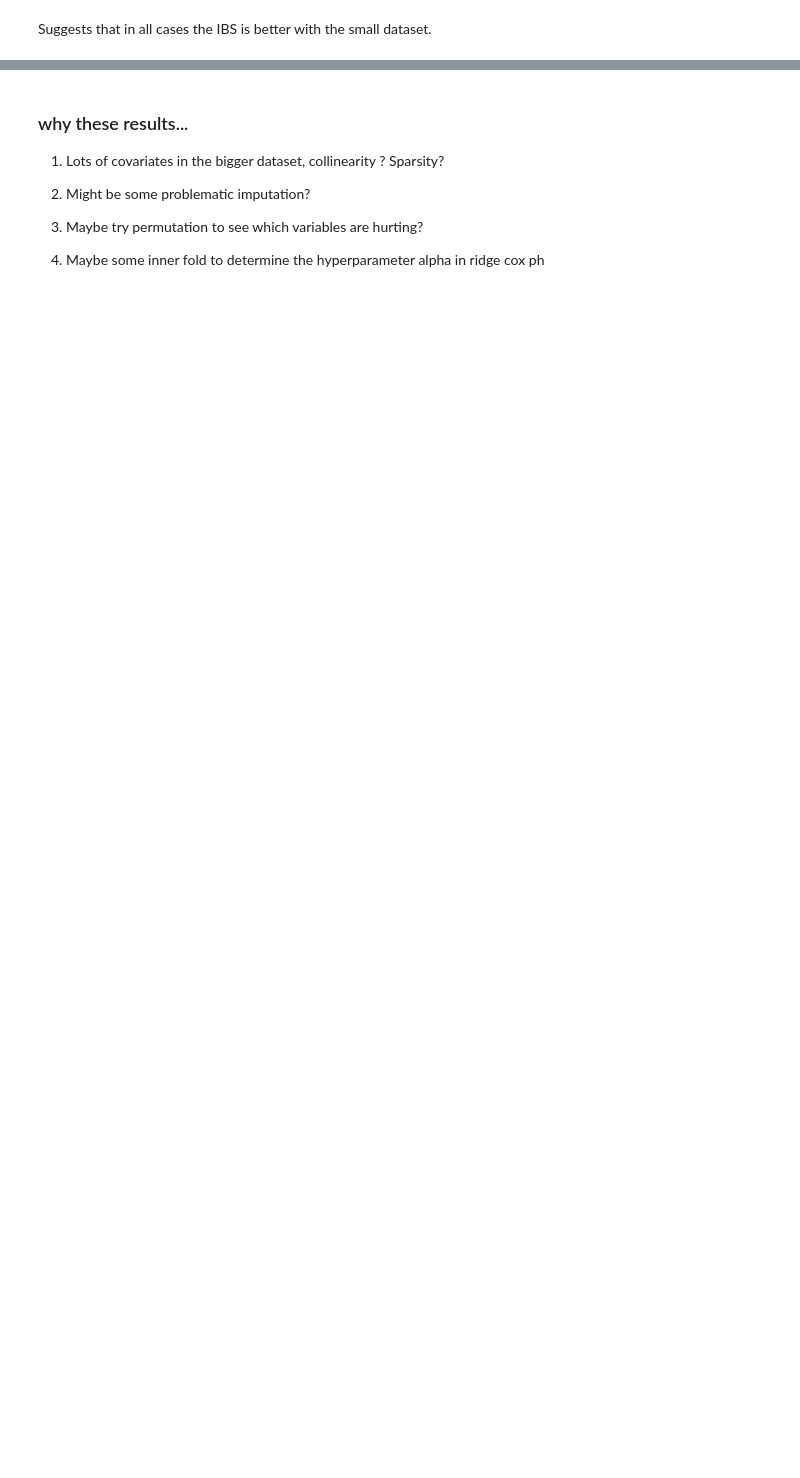
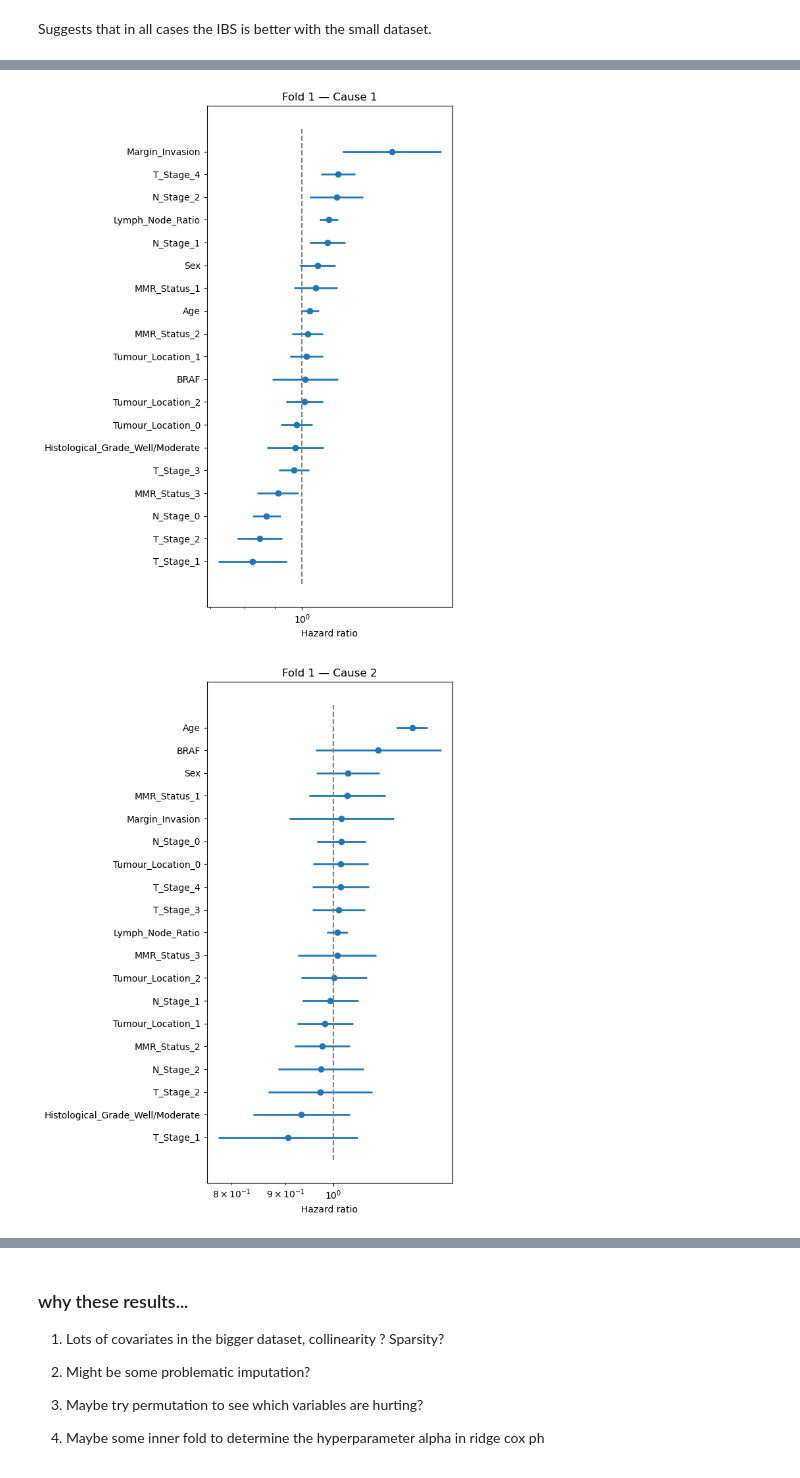
Before and after one commit to BBolosSierra/GRI_analysis, a Jupyter notebook: analysis-1.ipynb, the cells around one changed output, grey strips where cells are left out. Saved outputs shown, nothing was run; the diff lists cells and outputs as text; code cells hidden in the pictures; blank space fills up the shorter version.

```diff
--- a/analysis-1.ipynb
+++ b/analysis-1.ipynb
@@ -575,0 +649,8 @@ So far ew have done some technical checks. There is less survival analysis funct
+# %%
+### double checking correct encoding:
+base_pre = build_preprocessor(X)
+pre = clone(base_pre).fit(X)
+
+ct = pre.named_steps["pre"]
+enc = ct.named_transformers_["cat"].named_steps["ohe"]
+cat_cols = ct.transformers_[2][2]
@@ -805,6 +963,7 @@ np.float64(0.18433645569084126)
 # %%
 ibs_c1_folds, ibs_c2_folds = [], []
 gimp_c1_folds, gimp_c2_folds = [], []
+hrtab_c1_folds, hrtab_c2_folds = [] , []
 n_val_per_fold = []
 
 base_pre = build_preprocessor(X_small)
@@ -827,30 +986,49 @@ for fold, (train_idx, val_idx) in enumerate(splits, 1):
     t_event_max = np.max(t_train[d_train != 0]) if np.any(d_train != 0) else np.max(t_train)
     raw_grid = np.arange(0.0, max(t_event_max, 1e-8), 0.1)
 
     probe = CompRiskMetricsCompute(time_grid=raw_grid, durations_train=t_train, delta_train=d_train, eps=0.01)
     mask = probe.G_t >= 0.05
     time_grid = raw_grid[mask] if np.any(mask) else raw_grid[:min(10, raw_grid.size)]
     metrics = CompRiskMetricsCompute(time_grid=time_grid, durations_train=t_train, delta_train=d_train, eps=0.01)
 
+    # get feature names
+    names = pre.named_steps["pre"].get_feature_names_out()
+    mask  = pre.named_steps["nzv"].get_support()
+    feat_names = np.asarray(names)[mask]
+
+    # casuse-specififc with Lifelines
+    hrtab_c1, cph1 = lifelines_hr_ci_from_matrix(Xtr, t_train, d_train, cause=1,
+                                                feat_names=feat_names, penalizer=1.0, robust=True)
+    hrtab_c2, cph2 = lifelines_hr_ci_from_matrix(Xtr, t_train, d_train, cause=2,
+                                                feat_names=feat_names, penalizer=1.0, robust=True)
+    hrtab_c1_folds.append(hrtab_c1)
+    hrtab_c2_folds.append(hrtab_c2)
+
+    forest_plot_from_table(hrtab_c1, title=f"Fold {fold} — Cause 1")
+    forest_plot_from_table(hrtab_c2, title=f"Fold {fold} — Cause 2")
+
     A1 = cox1.predict_cumulative_hazard_function(Xva)
     A2 = cox2.predict_cumulative_hazard_function(Xva)
     A1_mat = chf_to_matrix(A1, time_grid)
     A2_mat = chf_to_matrix(A2, time_grid)
     F1_pred, F2_pred = cifs_from_cs_hazards(A1_mat, A2_mat)
 
     ibs_c1 = metrics.integrated_brier_cif(F1_pred, t_val, d_val, cause=1)
     ibs_c2 = metrics.integrated_brier_cif(F2_pred, t_val, d_val, cause=2)
     ibs_c1_folds.append(float(ibs_c1))
     ibs_c2_folds.append(float(ibs_c2))
 
     names_all = pre.named_steps["pre"].get_feature_names_out()
     kept_mask = pre.named_steps["nzv"].get_support()
     feat_names = np.asarray(names_all)[kept_mask]
     num_roots, cat_roots = roots_from_ct(pre)
 
     gimp_c1 = shap_linear_val(Xtr, Xva, cox1.coef_, feat_names)
     gimp_c2 = shap_linear_val(Xtr, Xva, cox2.coef_, feat_names)
     gimp_c1_folds.append(group_ohe(gimp_c1, cat_roots, num_roots))
     gimp_c2_folds.append(group_ohe(gimp_c2, cat_roots, num_roots))
 
     n_val_per_fold.append(len(X_val))
+# %% [output]
+[figure, added]
+[figure, added]
```
Also changed, not shown: parts of 43 cells of this notebook.
